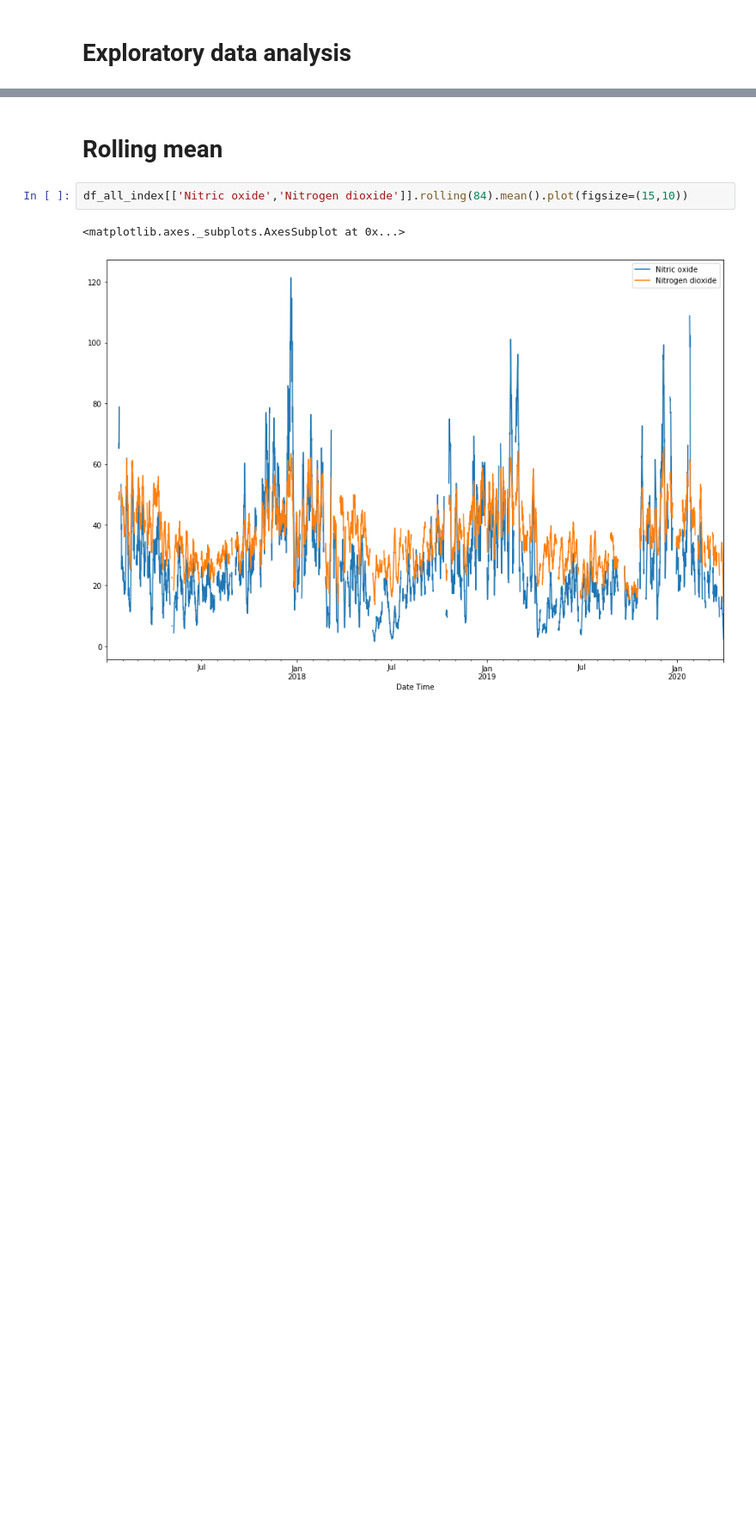
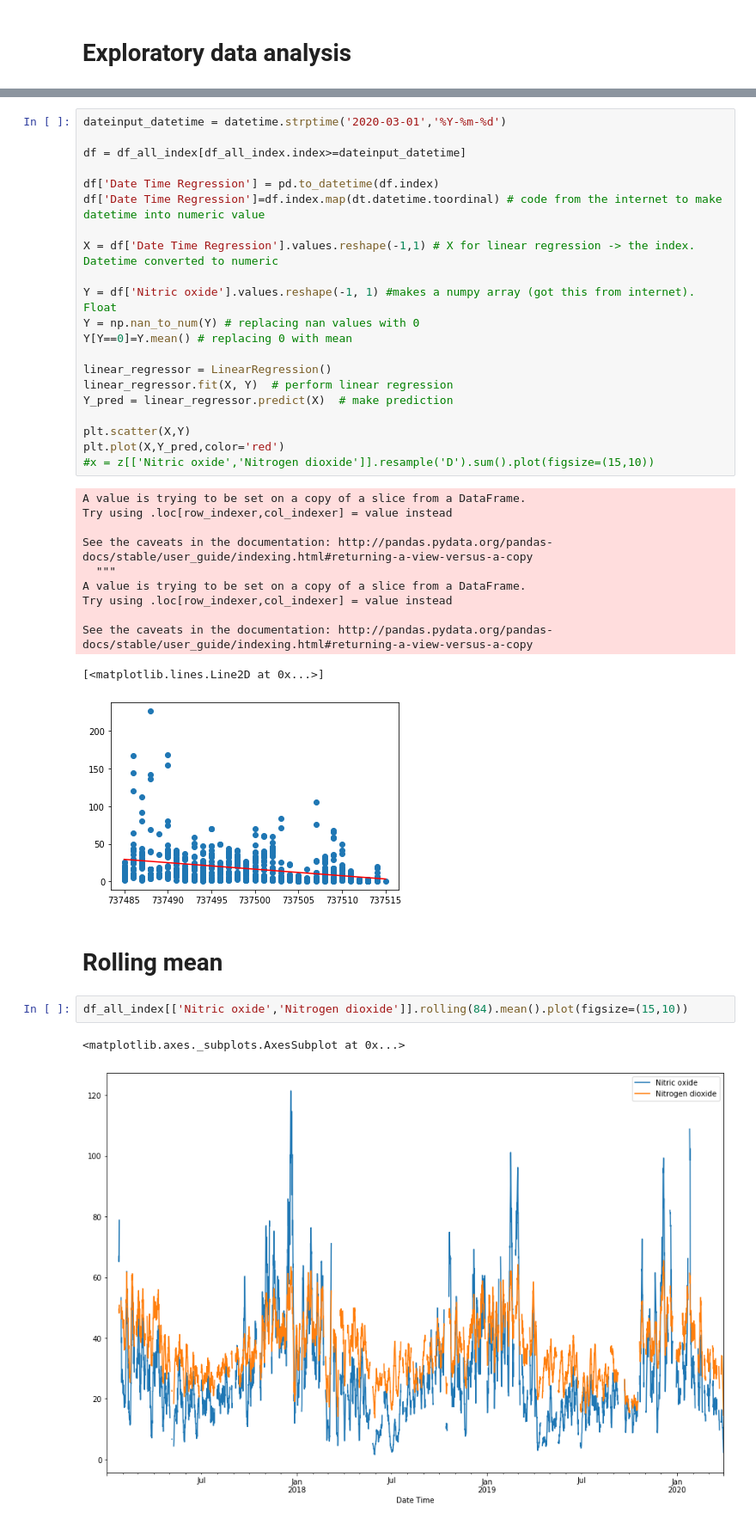
Before and after one commit to productivityboyz/Air-Pollution-Project, a Jupyter notebook: Derby Air Pollution.ipynb, the cells around one changed output, grey strips where cells are left out. Shown at 86% size. Saved outputs shown, nothing was run; the diff lists cells and outputs as text; blank space fills up the shorter version.

```diff
--- a/Derby Air Pollution.ipynb
+++ b/Derby Air Pollution.ipynb
@@ -151,3 +191,36 @@ plot_date_range('2020-03-01','W','bar','median')
+# %%
+dateinput_datetime = datetime.strptime('2020-03-01','%Y-%m-%d')
+
+df = df_all_index[df_all_index.index>=dateinput_datetime]
+
+df['Date Time Regression'] = pd.to_datetime(df.index)
+df['Date Time Regression']=df.index.map(dt.datetime.toordinal) # code from the internet to make datetime into numeric value
+
+X = df['Date Time Regression'].values.reshape(-1,1) # X for linear regression -> the index. Datetime converted to numeric
+
+Y = df['Nitric oxide'].values.reshape(-1, 1) #makes a numpy array (got this from internet). Float
+Y = np.nan_to_num(Y) # replacing nan values with 0
+Y[Y==0]=Y.mean() # replacing 0 with mean
+
+linear_regressor = LinearRegression()
+linear_regressor.fit(X, Y)  # perform linear regression
+Y_pred = linear_regressor.predict(X)  # make prediction
+
+plt.scatter(X,Y)
+plt.plot(X,Y_pred,color='red')
+#x = z[['Nitric oxide','Nitrogen dioxide']].resample('D').sum().plot(figsize=(15,10))
+# %% [output]
+A value is trying to be set on a copy of a slice from a DataFrame.
+Try using .loc[row_indexer,col_indexer] = value instead
+
+See the caveats in the documentation: http://pandas.pydata.org/pandas-docs/stable/user_guide/indexing.html#returning-a-view-versus-a-copy
+  """
+A value is trying to be set on a copy of a slice from a DataFrame.
+Try using .loc[row_indexer,col_indexer] = value instead
+
+See the caveats in the documentation: http://pandas.pydata.org/pandas-docs/stable/user_guide/indexing.html#returning-a-view-versus-a-copy
+[<matplotlib.lines.Line2D at 0x...>]
+[figure, added]
 # %% [markdown]
 # Rolling mean
 # %%
```
Also changed, not shown: parts of 14 cells of this notebook, 1 other file.
